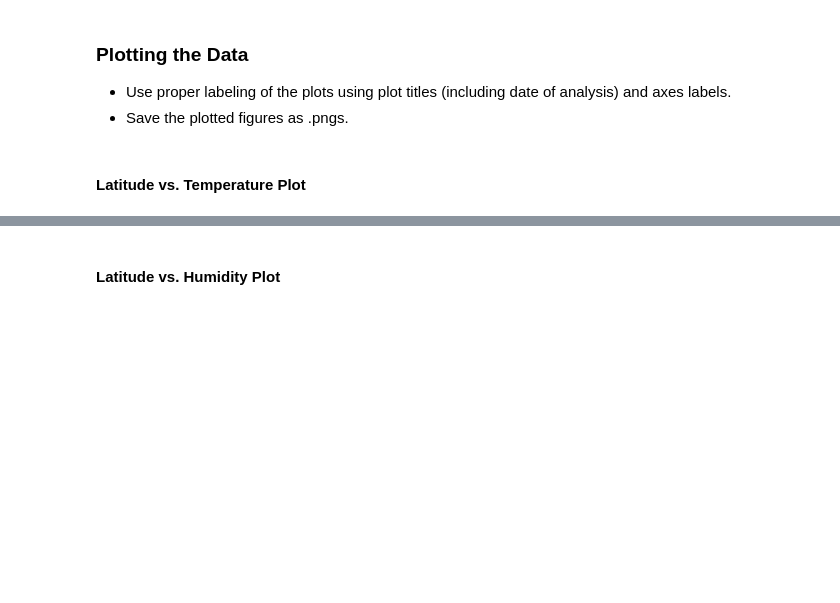
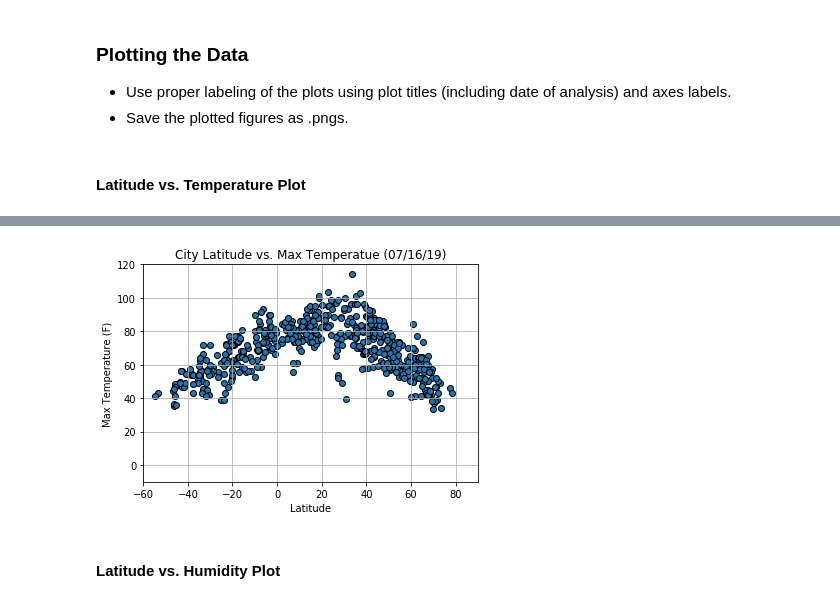
Before and after one commit to mollybstew/Python-API_Homework, a Jupyter notebook: WeatherPy.ipynb, the cells around one changed output, grey strips where cells are left out. Saved outputs shown, nothing was run; the diff lists cells and outputs as text; code cells hidden in the pictures; blank space fills up the shorter version.

```diff
--- a/WeatherPy.ipynb
+++ b/WeatherPy.ipynb
@@ -205,0 +87,24 @@ dtype: int64
+# %%
+#set the units and the API key
+settings = {"units": "imperial", "appid": api_key}
+
+#API calls for each city
+for index, row in cities_df.iterrows():
+
+    try:
+        weather_data = ow.get_current(row['City'], **settings)
+
+        print(f"Processing Record {(index+1)%50} of Set {(index+1)//50+1} | {cities[index]}")
+
+        cities_df.loc[index,'Cloudiness'] = weather_data['clouds']['all']
+        cities_df.loc[index, 'Country'] = weather_data['sys']['country']
+        cities_df.loc[index, 'Date'] = weather_data['dt']
+        cities_df.loc[index, 'Humidity'] = weather_data['main']['humidity']
+        cities_df.loc[index, 'Lat'] = weather_data['coord']['lat']
+        cities_df.loc[index, 'Lng'] = weather_data['coord']['lon']
+        cities_df.loc[index, 'Max Temp'] = weather_data['main']['temp_max']
+        cities_df.loc[index, 'Wind Speed'] = weather_data['wind']['speed']
+
+    #if not found, then skip
+    except:
+        print("City not found. Skipping...")
@@ -215,2 +152,22 @@ dtype: int64
+# %%
+#Plot the lat vs temp
+latitude=pd.to_numeric(cities_df.Lat)
+temperature=pd.to_numeric(cities_df['Max Temp'])
+
+#plot the scatter plot
+plt.scatter(latitude,temperature,edgecolor='k')
+
+#Set the limits and labels
+plt.grid()
+plt.xlim([-60, 90])
+plt.ylim([-10, 120])
+plt.xlabel("Latitude")
+plt.ylabel("Max Temperature (F)")
+plt.title("City Latitude vs. Max Temperatue (07/16/19)")
+
+#Save the figure
+plt.savefig("lat_vs_temp.png")
+# %% [output]
+[figure, added]
 # %% [markdown]
 #### Latitude vs. Humidity Plot
```
Also changed, not shown: parts of 20 cells of this notebook, 5 other files.
